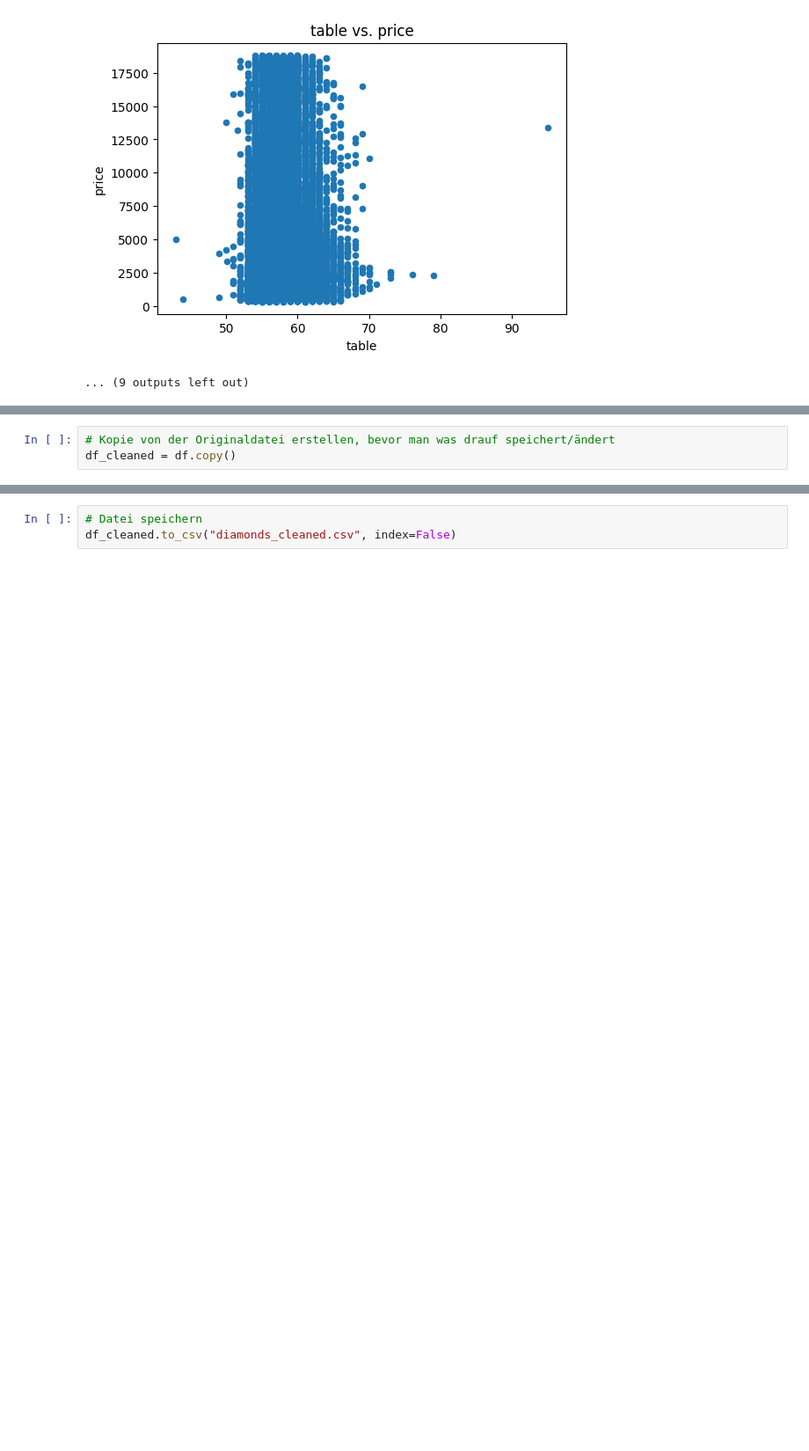
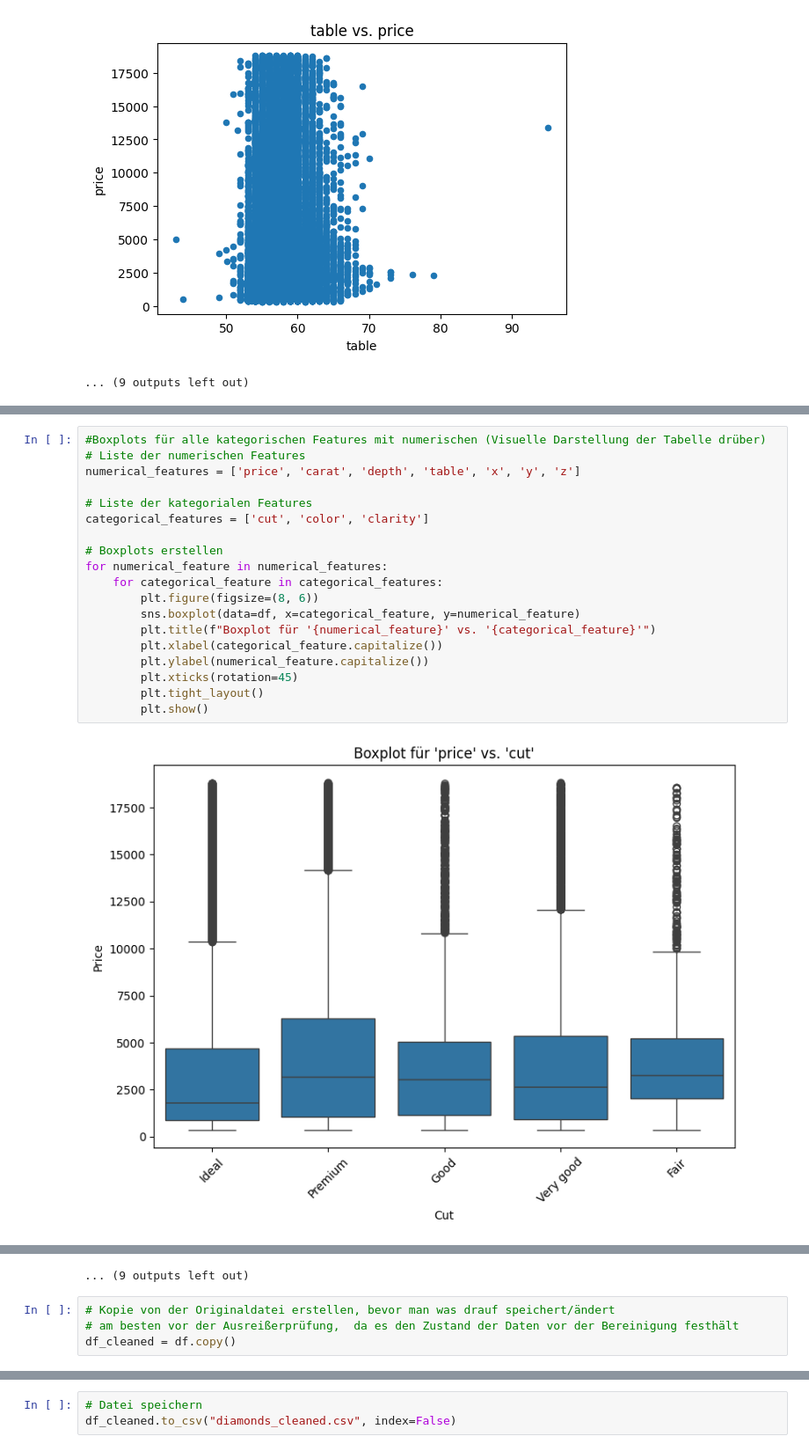
Before and after one commit to DanysHub/DataScienceProject1, a Jupyter notebook: Data Science Projekt_Diamanten_Data Cleaning und Data Preprocessing.ipynb, the cells around one changed output, grey strips where cells are left out. Shown at 88% size. Drawn from its saved outputs; the diff is of its cells as text; blank space fills up the shorter version.

```diff
--- a/Data Science Projekt_Diamanten_Data Cleaning und Data Preprocessing.ipynb
+++ b/Data Science Projekt_Diamanten_Data Cleaning und Data Preprocessing.ipynb
@@ -493,0 +354,21 @@ plt.show()
+# %%
+#Boxplots für alle kategorischen Features mit numerischen (Visuelle Darstellung der Tabelle drüber)
+# Liste der numerischen Features
+numerical_features = ['price', 'carat', 'depth', 'table', 'x', 'y', 'z']
+
+# Liste der kategorialen Features
+categorical_features = ['cut', 'color', 'clarity']
+
+# Boxplots erstellen
+for numerical_feature in numerical_features:
+    for categorical_feature in categorical_features:
+        plt.figure(figsize=(8, 6))
+        sns.boxplot(data=df, x=categorical_feature, y=numerical_feature)
+        plt.title(f"Boxplot für '{numerical_feature}' vs. '{categorical_feature}'")
+        plt.xlabel(categorical_feature.capitalize())
+        plt.ylabel(numerical_feature.capitalize())
+        plt.xticks(rotation=45)
+        plt.tight_layout()
+        plt.show()
+# %% [output]
+[figure, added]
@@ -494,3 +386,5 @@ plt.show()
+... (9 outputs left out)
 # %%
 # Kopie von der Originaldatei erstellen, bevor man was drauf speichert/ändert
+# am besten vor der Ausreißerprüfung,  da es den Zustand der Daten vor der Bereinigung festhält
 df_cleaned = df.copy()
```
Also changed, not shown: parts of 35 cells of this notebook.
